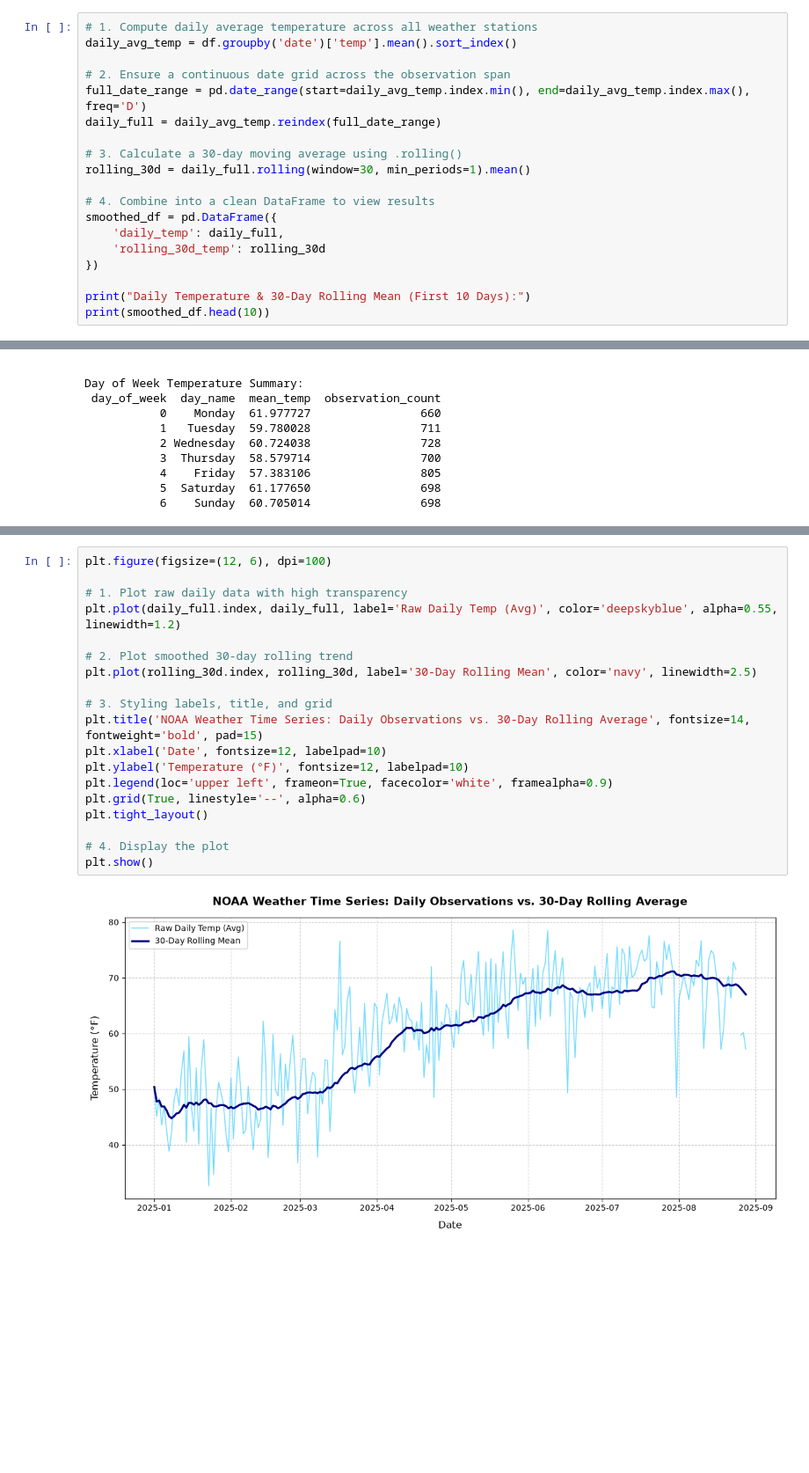
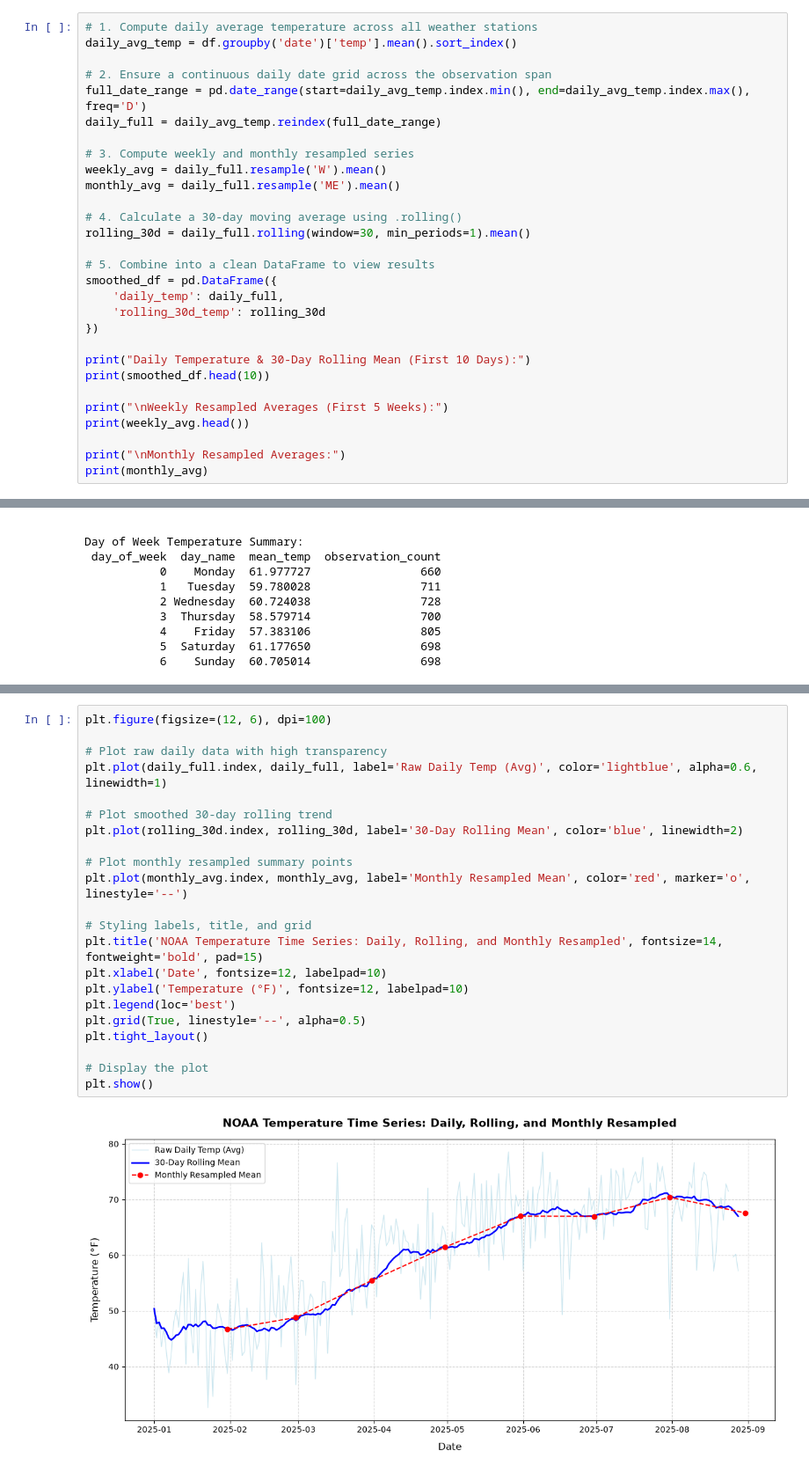
Before and after one commit to hakeemii/Time-Series-Project-Cohort-1, a Jupyter notebook: NOAA_ANALYSIS.ipynb, the cells around one changed output, grey strips where cells are left out. Shown at 88% size. Cells and saved outputs as stored; diff of their text form; blank space fills up the shorter version.

Commit message:
Compute weekly/monthly resampled series and plot monthly resampled summary markers

```diff
--- a/NOAA_ANALYSIS.ipynb
+++ b/NOAA_ANALYSIS.ipynb
@@ -120,14 +121,18 @@ Daily weather readings contain significant high-frequency noise from sudden cold
 # 1. Compute daily average temperature across all weather stations
 daily_avg_temp = df.groupby('date')['temp'].mean().sort_index()
 
-# 2. Ensure a continuous date grid across the observation span
+# 2. Ensure a continuous daily date grid across the observation span
 full_date_range = pd.date_range(start=daily_avg_temp.index.min(), end=daily_avg_temp.index.max(), freq='D')
 daily_full = daily_avg_temp.reindex(full_date_range)
 
-# 3. Calculate a 30-day moving average using .rolling()
+# 3. Compute weekly and monthly resampled series
+weekly_avg = daily_full.resample('W').mean()
+monthly_avg = daily_full.resample('ME').mean()
+
+# 4. Calculate a 30-day moving average using .rolling()
 rolling_30d = daily_full.rolling(window=30, min_periods=1).mean()
 
-# 4. Combine into a clean DataFrame to view results
+# 5. Combine into a clean DataFrame to view results
 smoothed_df = pd.DataFrame({
     'daily_temp': daily_full,
     'rolling_30d_temp': rolling_30d
@@ -135,6 +140,12 @@ smoothed_df = pd.DataFrame({
 
 print("Daily Temperature & 30-Day Rolling Mean (First 10 Days):")
 print(smoothed_df.head(10))
+
+print("\nWeekly Resampled Averages (First 5 Weeks):")
+print(weekly_avg.head())
+
+print("\nMonthly Resampled Averages:")
+print(monthly_avg)
 # %% [output]
 Daily Temperature & 30-Day Rolling Mean (First 10 Days):
             daily_temp  rolling_30d_temp
@@ -216,24 +235,27 @@ Data visualization is the ultimate sanity check in time series analysis. Plottin
 # %%
 plt.figure(figsize=(12, 6), dpi=100)
 
-# 1. Plot raw daily data with high transparency
-plt.plot(daily_full.index, daily_full, label='Raw Daily Temp (Avg)', color='deepskyblue', alpha=0.55, linewidth=1.2)
+# Plot raw daily data with high transparency
+plt.plot(daily_full.index, daily_full, label='Raw Daily Temp (Avg)', color='lightblue', alpha=0.6, linewidth=1)
 
-# 2. Plot smoothed 30-day rolling trend
-plt.plot(rolling_30d.index, rolling_30d, label='30-Day Rolling Mean', color='navy', linewidth=2.5)
+# Plot smoothed 30-day rolling trend
+plt.plot(rolling_30d.index, rolling_30d, label='30-Day Rolling Mean', color='blue', linewidth=2)
 
-# 3. Styling labels, title, and grid
-plt.title('NOAA Weather Time Series: Daily Observations vs. 30-Day Rolling Average', fontsize=14, fontweight='bold', pad=15)
+# Plot monthly resampled summary points
+plt.plot(monthly_avg.index, monthly_avg, label='Monthly Resampled Mean', color='red', marker='o', linestyle='--')
+
+# Styling labels, title, and grid
+plt.title('NOAA Temperature Time Series: Daily, Rolling, and Monthly Resampled', fontsize=14, fontweight='bold', pad=15)
 plt.xlabel('Date', fontsize=12, labelpad=10)
 plt.ylabel('Temperature (°F)', fontsize=12, labelpad=10)
-plt.legend(loc='upper left', frameon=True, facecolor='white', framealpha=0.9)
-plt.grid(True, linestyle='--', alpha=0.6)
+plt.legend(loc='best')
+plt.grid(True, linestyle='--', alpha=0.5)
 plt.tight_layout()
 
-# 4. Display the plot
+# Display the plot
 plt.show()
 # %% [output]
-[figure, old version]
+[figure, new version]
 # %% [markdown]
 ---
 ## 🎯 Key Takeaways & Project Summary
```
Also changed, not shown: parts of 7 cells of this notebook.
